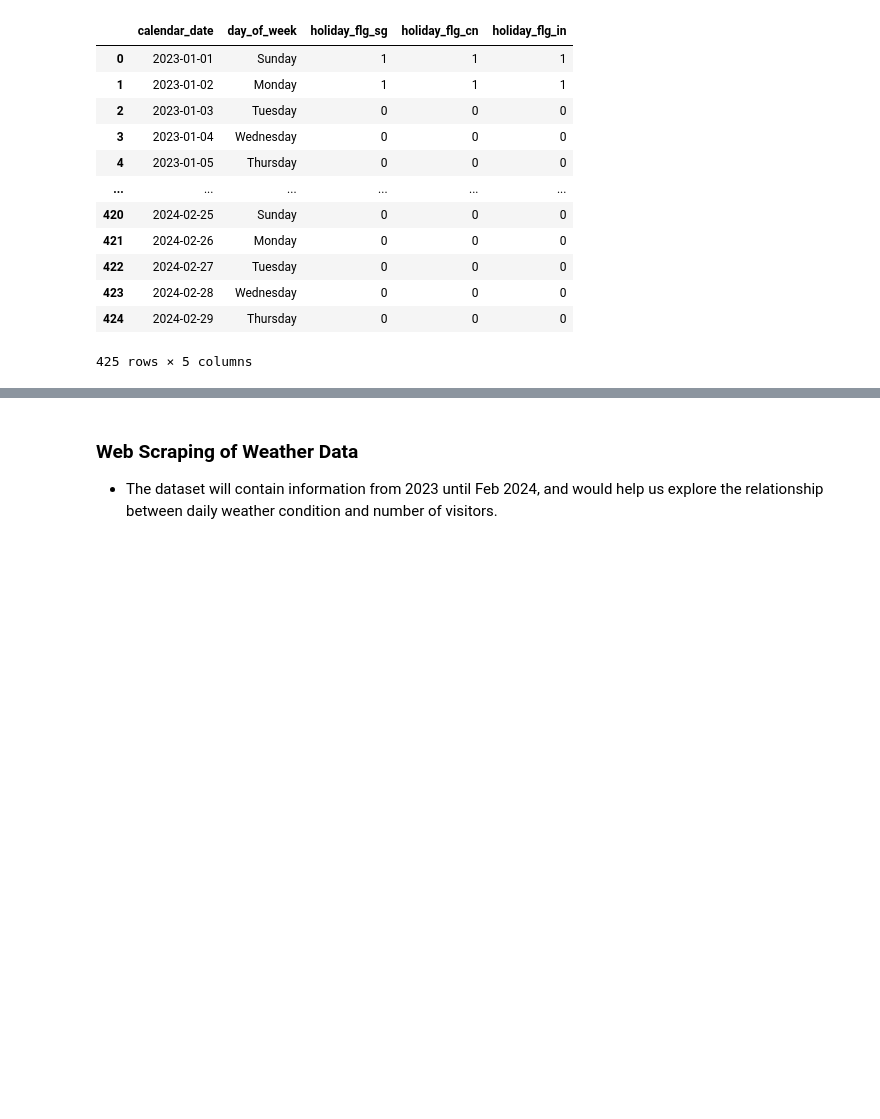
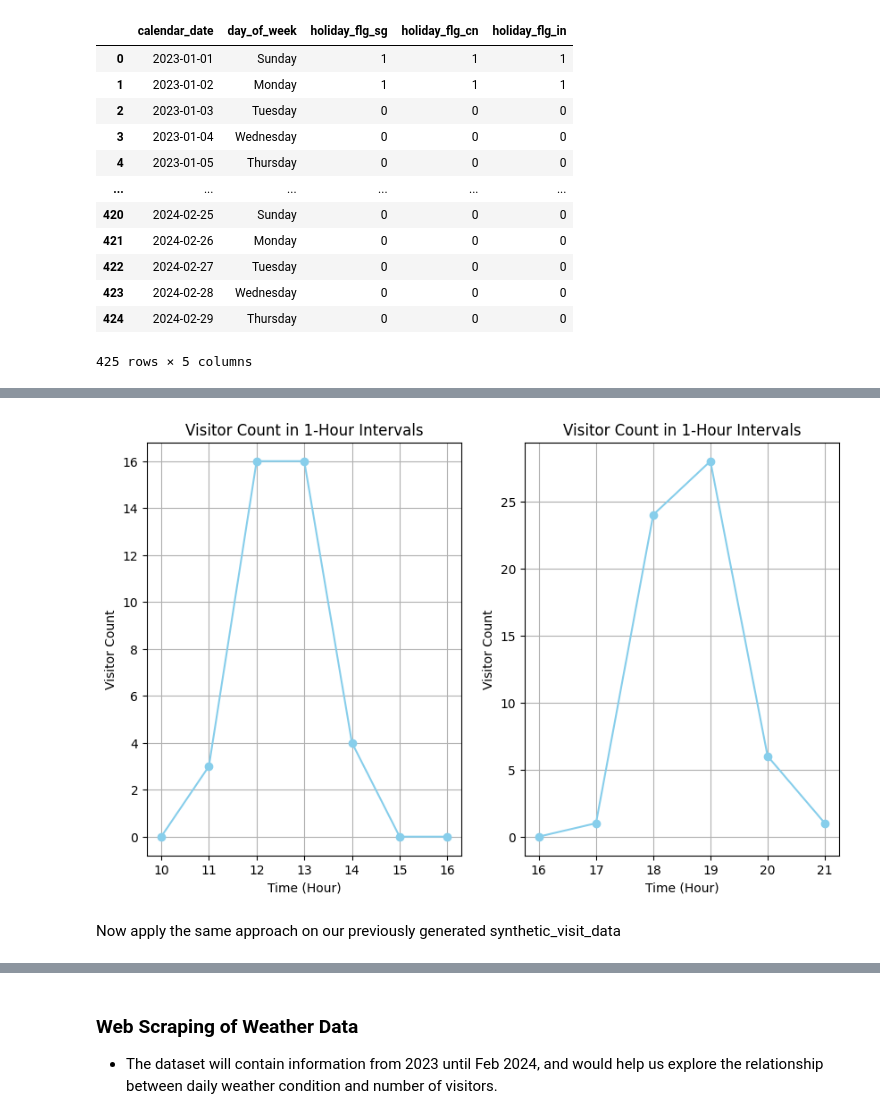
Before and after one commit to DSA3101AY2324S2-ByteForce/goodolddays-shiftwell-system-backend, a Jupyter notebook: notebooks/2.0-synthetic-data.ipynb, the cells around one changed output, grey strips where cells are left out. Drawn from its saved outputs; the diff is of its cells as text; code cells hidden in the pictures; blank space fills up the shorter version.

```diff
--- a/notebooks/2.0-synthetic-data.ipynb
+++ b/notebooks/2.0-synthetic-data.ipynb
@@ -181,0 +241,34 @@ date_info_2324.to_csv('../data/raw/date_info_2324.csv', index=False)
+# %%
+from scipy.stats import skewnorm
+time_intervals_1 = np.arange(10, 17)
+time_intervals_2 = np.arange(16, 22)
+
+C = 100 # fixed total sum
+visitor_counts_1 = skewnorm.pdf(time_intervals_1, a=1, loc=12)
+visitor_counts_2 = skewnorm.pdf(time_intervals_2, a=2, loc=18)
+visitor_counts_1 = visitor_counts_1 / visitor_counts_1.max()  # Normalize to [0, 1]
+visitor_counts_2 = visitor_counts_2 / visitor_counts_2.max()
+visitor_counts_1 = np.round(visitor_counts_1 * C*0.4 / visitor_counts_1.sum())
+visitor_counts_2 = np.round(visitor_counts_2 * C*0.6 / visitor_counts_2.sum())
+
+# Plot the visitor count data
+plt.figure(figsize=(10, 6))
+plt.subplot(1, 2, 1)
+plt.plot(time_intervals_1, visitor_counts_1, marker='o', color='skyblue')
+plt.title('Visitor Count in 1-Hour Intervals')
+plt.xlabel('Time (Hour)')
+plt.ylabel('Visitor Count')
+plt.xticks(time_intervals_1)
+plt.grid(True)
+plt.subplot(1, 2, 2)
+plt.plot(time_intervals_2, visitor_counts_2, marker='o', color='skyblue')
+plt.title('Visitor Count in 1-Hour Intervals')
+plt.xlabel('Time (Hour)')
+plt.ylabel('Visitor Count')
+plt.xticks(time_intervals_2)
+plt.grid(True)
+plt.show()
+# %% [output]
+[figure, added]
+# %% [markdown]
+Now apply the same approach on our previously generated synthetic_visit_data
```
Also changed, not shown: parts of 14 cells of this notebook, 4 other files.
